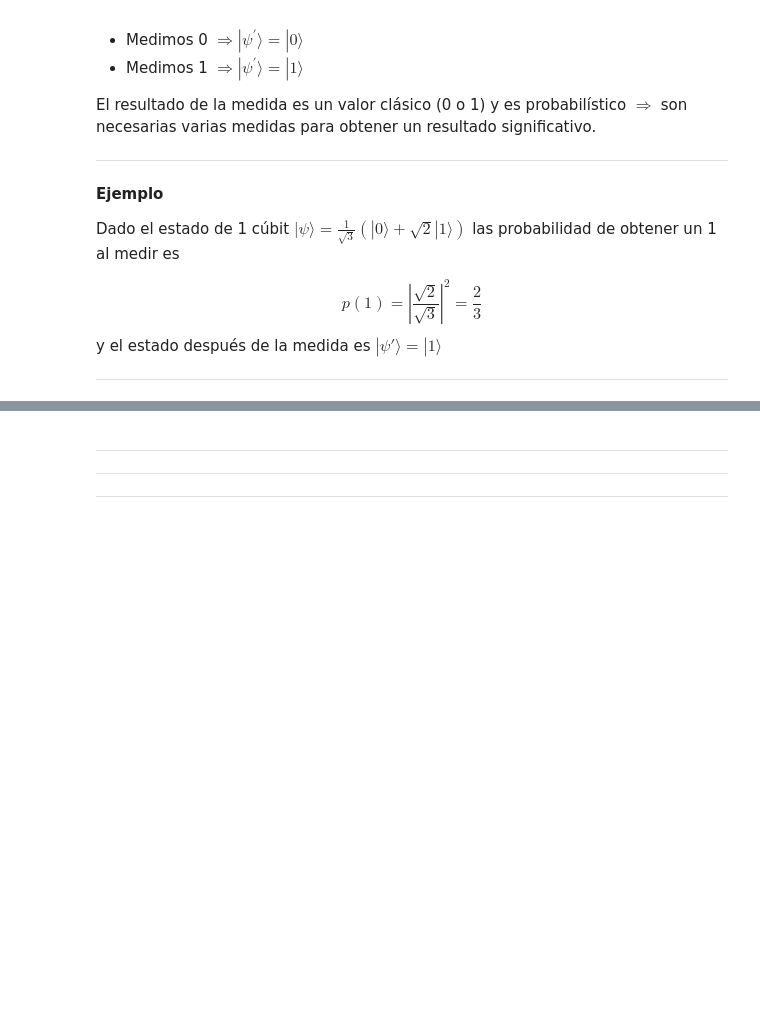
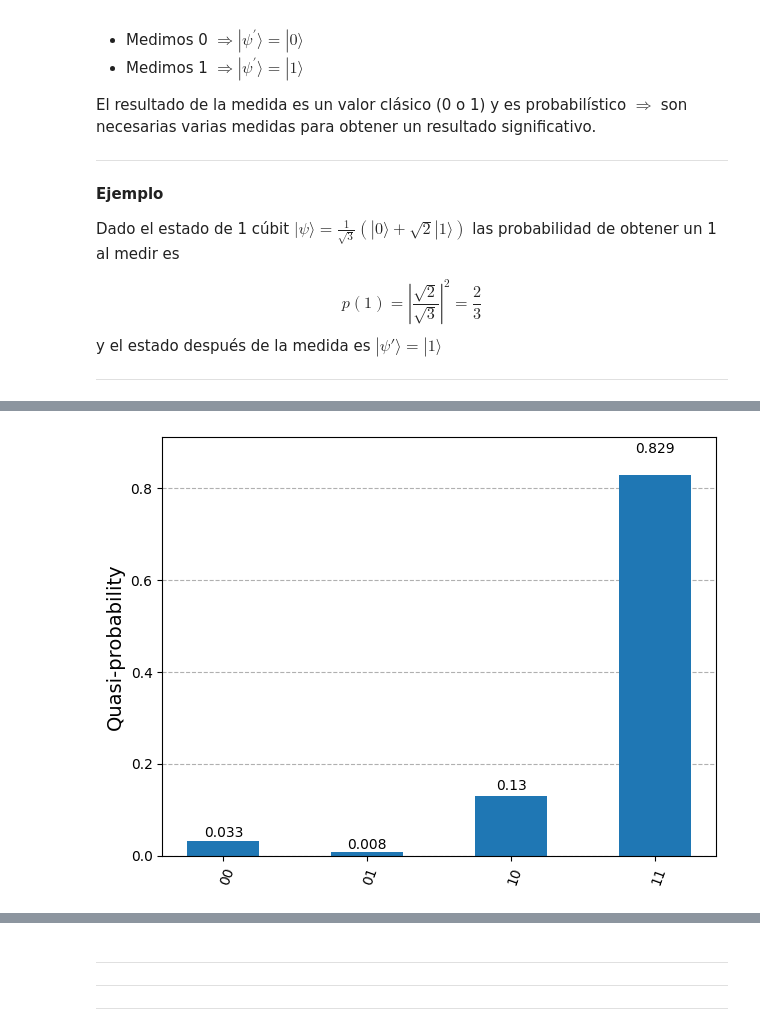
Before and after one commit to tarabelo/GrIA-QML-2025-26, a Jupyter notebook: 03. Bits y Cúbits.ipynb, the cells around one changed output, grey strips where cells are left out. Drawn from its saved outputs; the diff is of its cells as text; code cells hidden in the pictures; blank space fills up the shorter version.

```diff
--- a/03. Bits y Cúbits.ipynb
+++ b/03. Bits y Cúbits.ipynb
@@ -1822,0 +1754,22 @@ plot_histogram(result.get_counts())
+# %%
+sampler_simple = Sampler()
+
+# Lanzamos el trabajo
+# Le pasamos una lista de circuitos
+shots = 10000
+job = sampler_simple.run([qc], shots=shots)
+
+# Resultado del trabajo para el primer (y único) circuito
+result = job.result()[0]
+
+# Miramos las medidas en el registro medidas
+# counts es un diccionario con el núnero de veces que se ha medido cada estado
+counts = result.data.medidas.get_counts()
+
+# Obtenemos las probabilidades
+final_distribution = {key: val / shots for key, val in counts.items()}
+
+# Mostramos el histograma
+plot_histogram(final_distribution)
+# %% [output]
+[figure, added]
```
Also changed, not shown: parts of 30 cells of this notebook.
